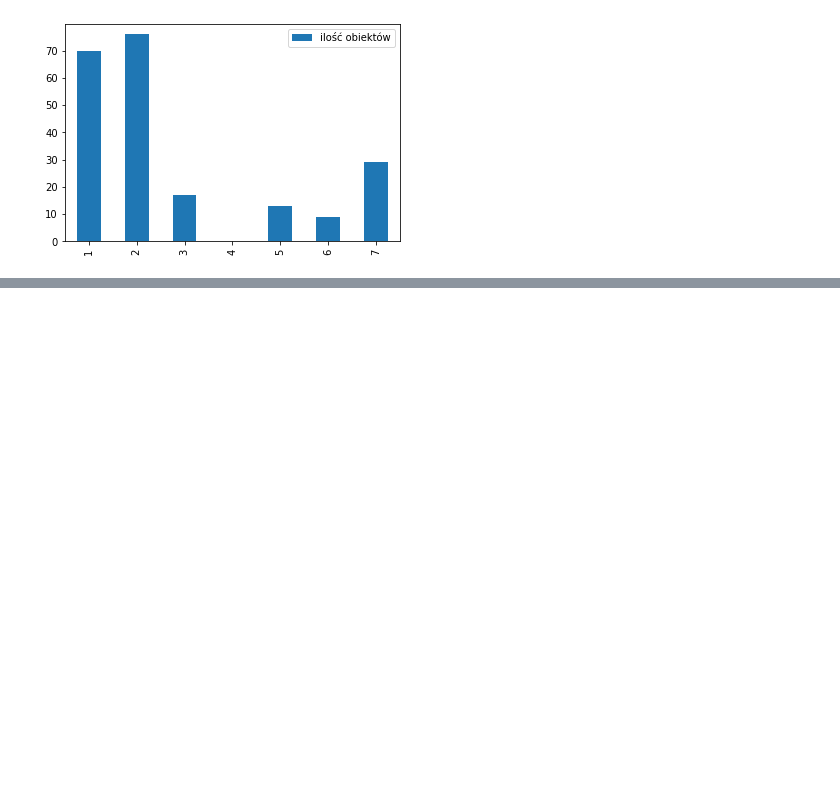
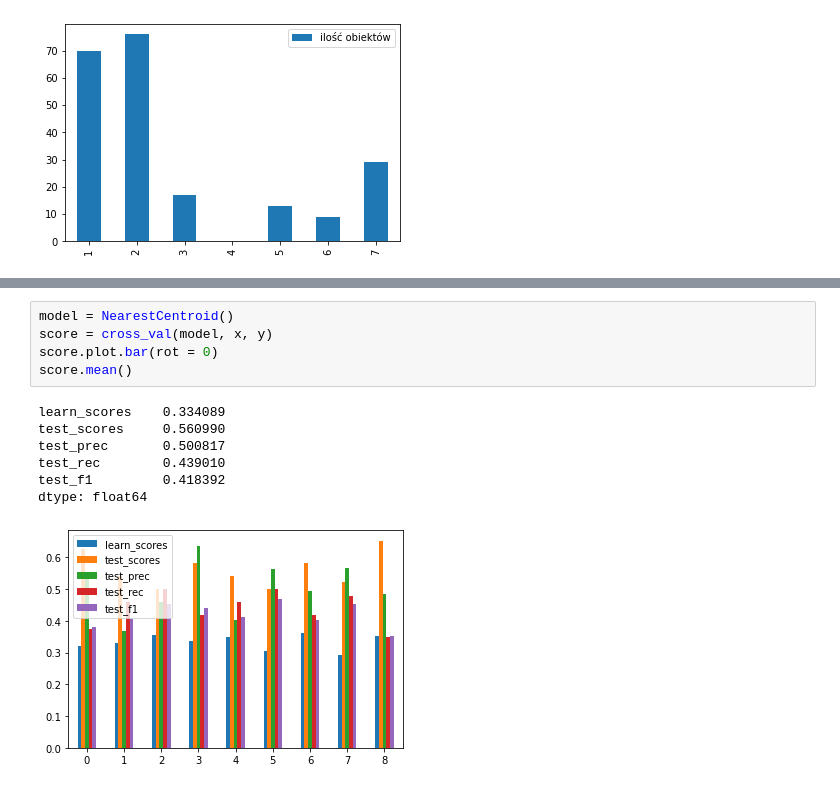
Before and after one commit to matlaczj/Glass-Classification-Project, a Jupyter notebook: Projekt_PRIAD.ipynb, the cells around one changed output, grey strips where cells are left out. Drawn from its saved outputs; the diff is of its cells as text; blank space fills up the shorter version.

```diff
--- a/Projekt_PRIAD.ipynb
+++ b/Projekt_PRIAD.ipynb
@@ -492,0 +236,13 @@ Wyniki sprawdzianu krzyżowego sugerują, że najbardziej pasujące są modele k
+# %%
+model = NearestCentroid()
+score = cross_val(model, x, y)
+score.plot.bar(rot = 0)
+score.mean()
+# %% [output]
+learn_scores    0.334089
+test_scores     0.560990
+test_prec       0.500817
+test_rec        0.439010
+test_f1         0.418392
+dtype: float64
+[figure, added]
```
Also changed, not shown: parts of 64 cells of this notebook.
